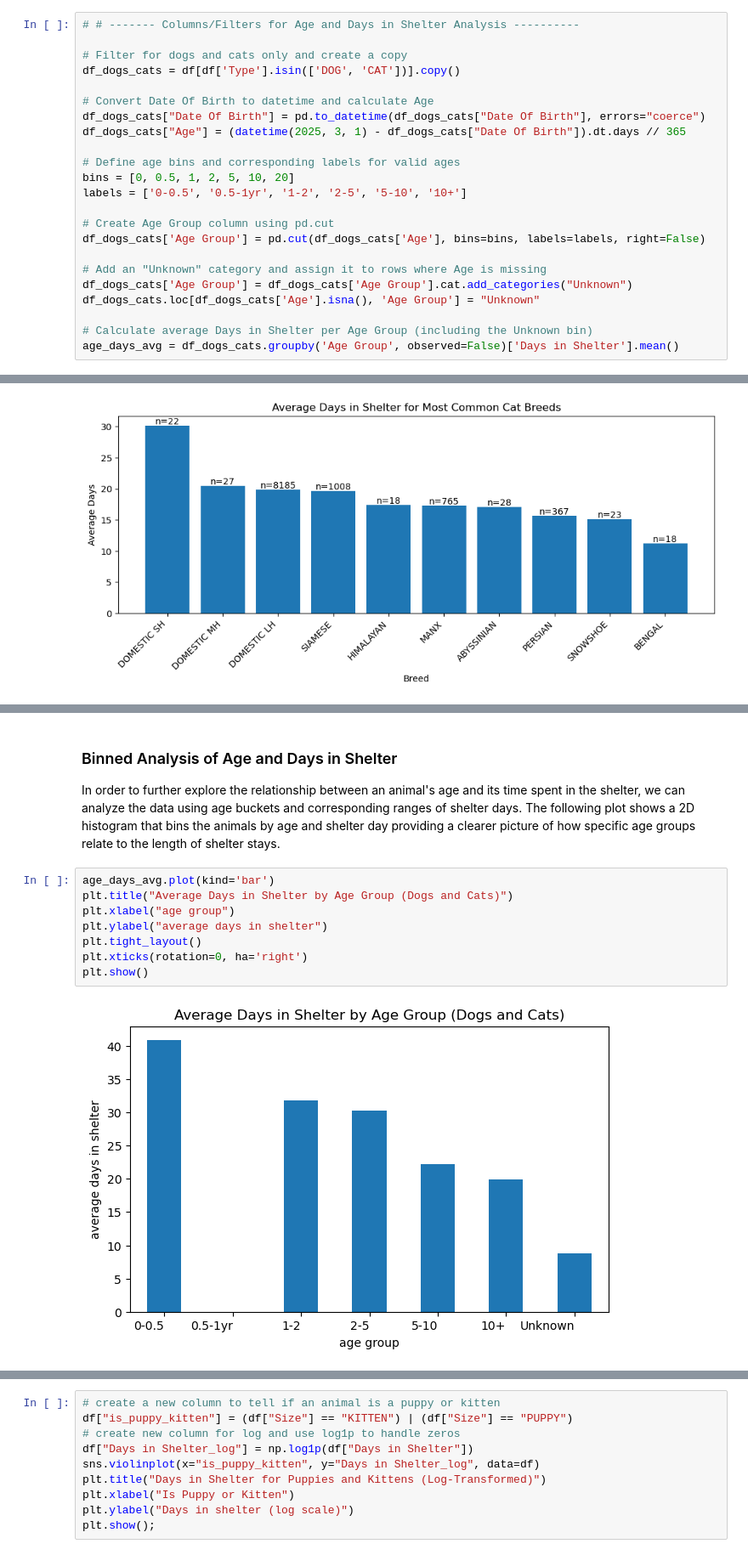
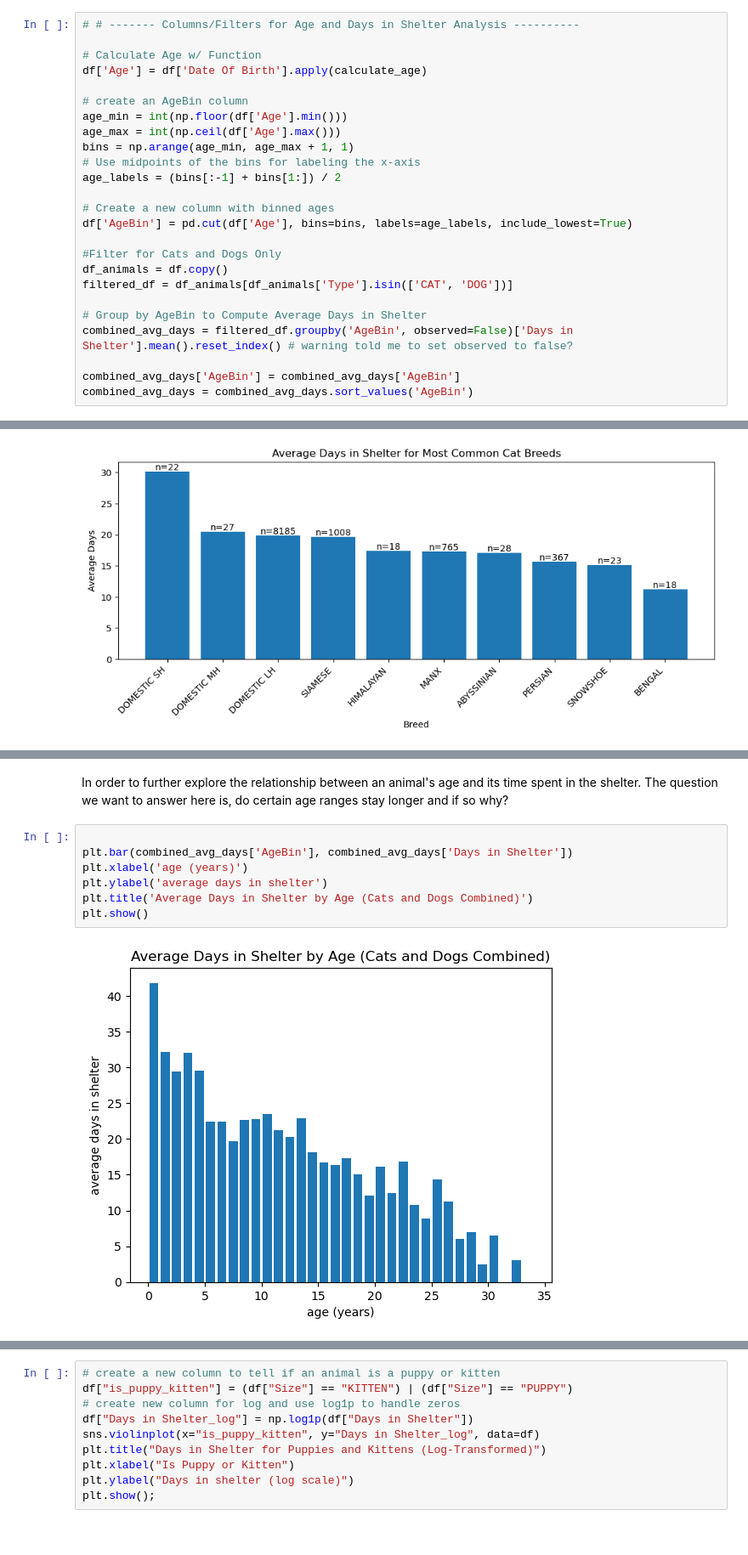
Before and after one commit to dalibug/383_ds_project_1, a Jupyter notebook: sonoma_shelter.ipynb, the cells around one changed output, grey strips where cells are left out. Shown at 85% size. Cells and saved outputs as stored; diff of their text form.

```diff
--- a/sonoma_shelter.ipynb
+++ b/sonoma_shelter.ipynb
@@ -137,23 +180,25 @@ cat_avg_days = cat_breed_days.groupby('PrimaryBreed')['Days in Shelter'].mean().
 # %%
 # # ------- Columns/Filters for Age and Days in Shelter Analysis ----------
 
-# Filter for dogs and cats only and create a copy
-df_dogs_cats = df[df['Type'].isin(['DOG', 'CAT'])].copy()
+# Calculate Age w/ Function
+df['Age'] = df['Date Of Birth'].apply(calculate_age)
 
-# Convert Date Of Birth to datetime and calculate Age
-df_dogs_cats["Date Of Birth"] = pd.to_datetime(df_dogs_cats["Date Of Birth"], errors="coerce")
-df_dogs_cats["Age"] = (datetime(2025, 3, 1) - df_dogs_cats["Date Of Birth"]).dt.days // 365
+# create an AgeBin column
+age_min = int(np.floor(df['Age'].min()))
+age_max = int(np.ceil(df['Age'].max()))
+bins = np.arange(age_min, age_max + 1, 1)
+# Use midpoints of the bins for labeling the x-axis
+age_labels = (bins[:-1] + bins[1:]) / 2
 
-# Define age bins and corresponding labels for valid ages
-bins = [0, 0.5, 1, 2, 5, 10, 20]
-labels = ['0-0.5', '0.5-1yr', '1-2', '2-5', '5-10', '10+']
+# Create a new column with binned ages
+df['AgeBin'] = pd.cut(df['Age'], bins=bins, labels=age_labels, include_lowest=True)
 
-# Create Age Group column using pd.cut
-df_dogs_cats['Age Group'] = pd.cut(df_dogs_cats['Age'], bins=bins, labels=labels, right=False)
+#Filter for Cats and Dogs Only
+df_animals = df.copy()
+filtered_df = df_animals[df_animals['Type'].isin(['CAT', 'DOG'])]
 
-# Add an "Unknown" category and assign it to rows where Age is missing
-df_dogs_cats['Age Group'] = df_dogs_cats['Age Group'].cat.add_categories("Unknown")
-df_dogs_cats.loc[df_dogs_cats['Age'].isna(), 'Age Group'] = "Unknown"
+# Group by AgeBin to Compute Average Days in Shelter
+combined_avg_days = filtered_df.groupby('AgeBin', observed=False)['Days in Shelter'].mean().reset_index() # warning told me to set observed to false?
 
-# Calculate average Days in Shelter per Age Group (including the Unknown bin)
-age_days_avg = df_dogs_cats.groupby('Age Group', observed=False)['Days in Shelter'].mean()
+combined_avg_days['AgeBin'] = combined_avg_days['AgeBin']
+combined_avg_days = combined_avg_days.sort_values('AgeBin')
@@ -210,14 +263,12 @@ plt.show()
 # %% [markdown]
-### Binned Analysis of Age and Days in Shelter
-In order to further explore the relationship between an animal's age and its time spent in the shelter, we can analyze the data using age buckets and corresponding ranges of shelter days. The following plot shows a 2D histogram that bins the animals by age and shelter day providing a clearer picture of how specific age groups relate to the length of shelter stays.
+In order to further explore the relationship between an animal's age and its time spent in the shelter. The question we want to answer here is, do certain age ranges stay longer and if so why?
 # %%
-age_days_avg.plot(kind='bar')
-plt.title("Average Days in Shelter by Age Group (Dogs and Cats)")
-plt.xlabel("age group")
-plt.ylabel("average days in shelter")
-plt.tight_layout()
-plt.xticks(rotation=0, ha='right')
+
+plt.bar(combined_avg_days['AgeBin'], combined_avg_days['Days in Shelter'])
+plt.xlabel('age (years)')
+plt.ylabel('average days in shelter')
+plt.title('Average Days in Shelter by Age (Cats and Dogs Combined)')
 plt.show()
 # %% [output]
-[figure, old version]
+[figure, new version]
 # %% [markdown]
```
Also changed, not shown: parts of 31 cells of this notebook, 1 other file.
